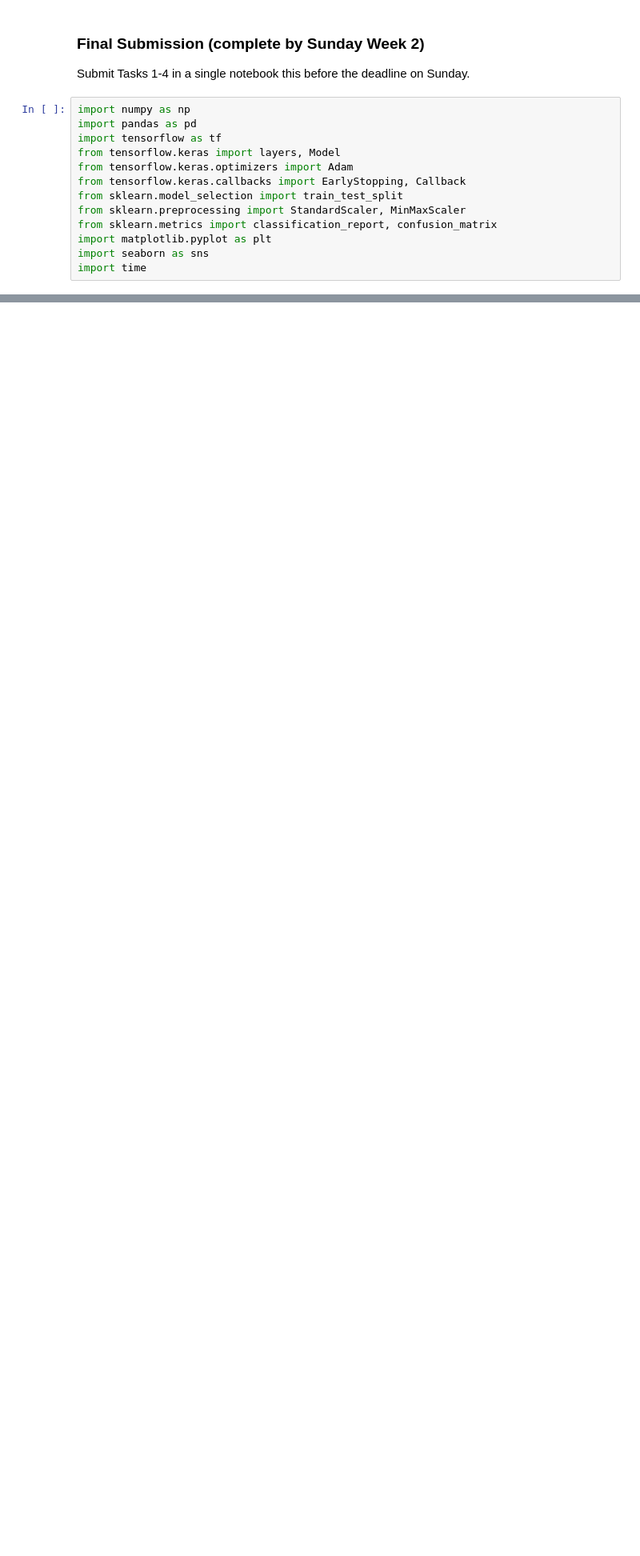
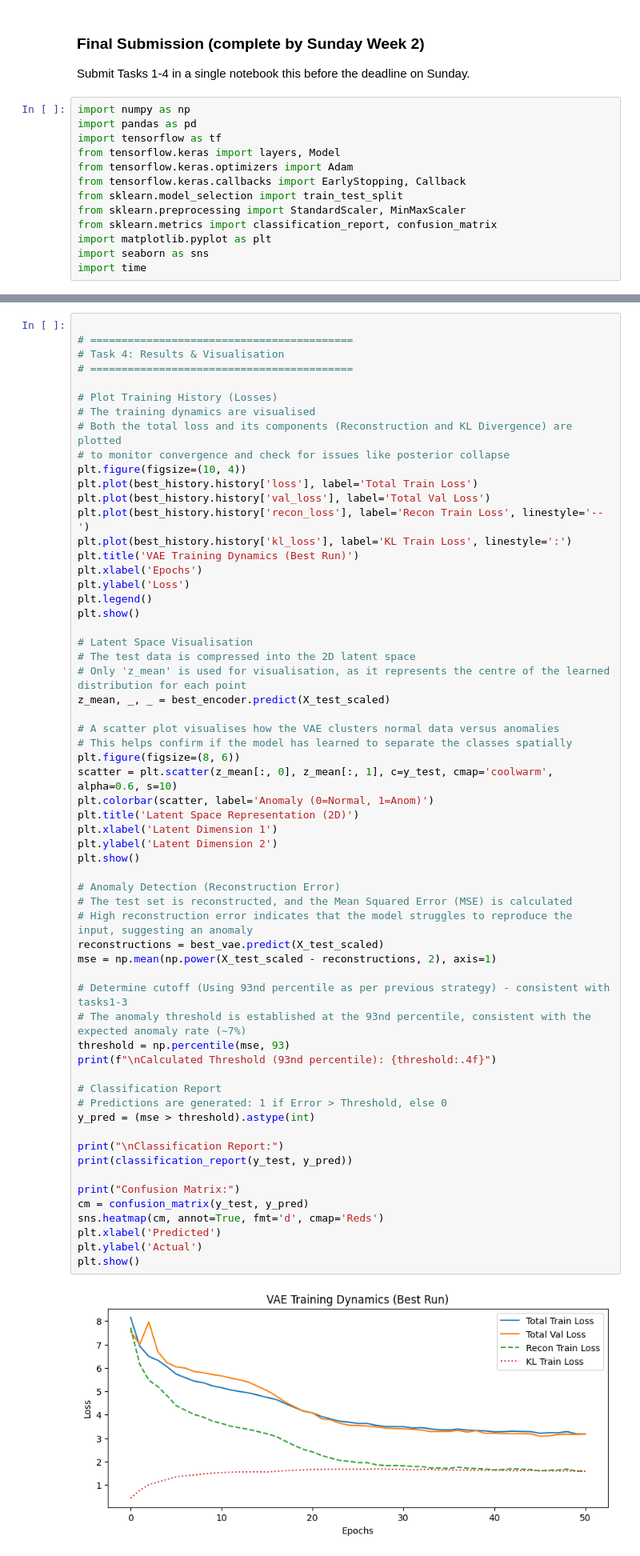
Before and after one commit to barry-clarke/CS5004, a Jupyter notebook: Etivity1_24325082_Task4.ipynb, the cells around one changed output, grey strips where cells are left out. Shown at 80% size. Cells and saved outputs as stored; diff of their text form; blank space fills up the shorter version.

```diff
--- a/Etivity1_24325082_Task4.ipynb
+++ b/Etivity1_24325082_Task4.ipynb
@@ -644,0 +301,62 @@ weighted avg       0.93      0.93      0.93      9820
+# %%
+
+# ==========================================
+# Task 4: Results & Visualisation
+# ==========================================
+
+# Plot Training History (Losses)
+# The training dynamics are visualised
+# Both the total loss and its components (Reconstruction and KL Divergence) are plotted
+# to monitor convergence and check for issues like posterior collapse
+plt.figure(figsize=(10, 4))
+plt.plot(best_history.history['loss'], label='Total Train Loss')
+plt.plot(best_history.history['val_loss'], label='Total Val Loss')
+plt.plot(best_history.history['recon_loss'], label='Recon Train Loss', linestyle='--')
+plt.plot(best_history.history['kl_loss'], label='KL Train Loss', linestyle=':')
+plt.title('VAE Training Dynamics (Best Run)')
+plt.xlabel('Epochs')
+plt.ylabel('Loss')
+plt.legend()
+plt.show()
+
+# Latent Space Visualisation
+# The test data is compressed into the 2D latent space
+# Only 'z_mean' is used for visualisation, as it represents the centre of the learned distribution for each point
+z_mean, _, _ = best_encoder.predict(X_test_scaled)
+
+# A scatter plot visualises how the VAE clusters normal data versus anomalies
+# This helps confirm if the model has learned to separate the classes spatially
+plt.figure(figsize=(8, 6))
+scatter = plt.scatter(z_mean[:, 0], z_mean[:, 1], c=y_test, cmap='coolwarm', alpha=0.6, s=10)
+plt.colorbar(scatter, label='Anomaly (0=Normal, 1=Anom)')
+plt.title('Latent Space Representation (2D)')
+plt.xlabel('Latent Dimension 1')
+plt.ylabel('Latent Dimension 2')
+plt.show()
+
+# Anomaly Detection (Reconstruction Error)
+# The test set is reconstructed, and the Mean Squared Error (MSE) is calculated
+# High reconstruction error indicates that the model struggles to reproduce the input, suggesting an anomaly
+reconstructions = best_vae.predict(X_test_scaled)
+mse = np.mean(np.power(X_test_scaled - reconstructions, 2), axis=1)
+
+# Determine cutoff (Using 93nd percentile as per previous strategy) - consistent with tasks1-3
+# The anomaly threshold is established at the 93nd percentile, consistent with the expected anomaly rate (~7%)
+threshold = np.percentile(mse, 93)
+print(f"\nCalculated Threshold (93nd percentile): {threshold:.4f}")
+
+# Classification Report
+# Predictions are generated: 1 if Error > Threshold, else 0
+y_pred = (mse > threshold).astype(int)
+
+print("\nClassification Report:")
+print(classification_report(y_test, y_pred))
+
+print("Confusion Matrix:")
+cm = confusion_matrix(y_test, y_pred)
+sns.heatmap(cm, annot=True, fmt='d', cmap='Reds')
+plt.xlabel('Predicted')
+plt.ylabel('Actual')
+plt.show()
+# %% [output]
+[figure, added]
```
Also changed, not shown: parts of 9 cells of this notebook.
